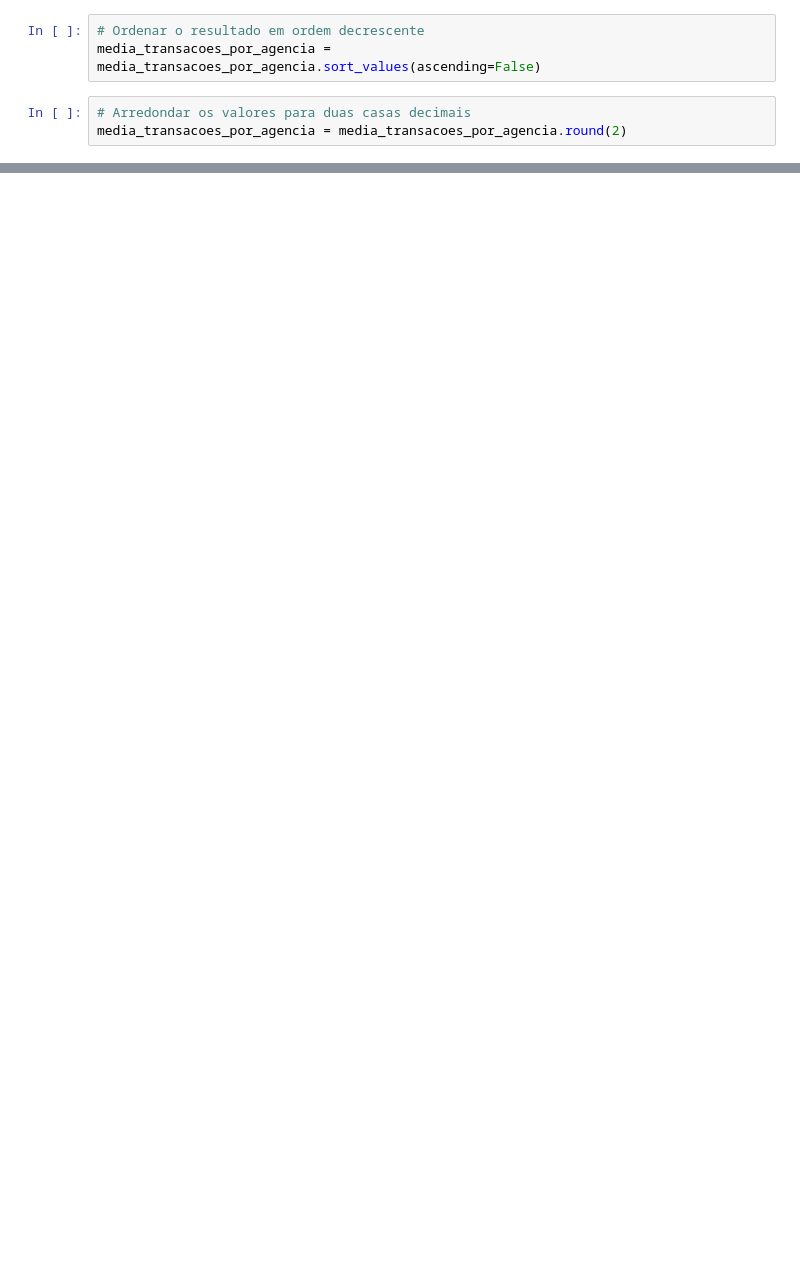
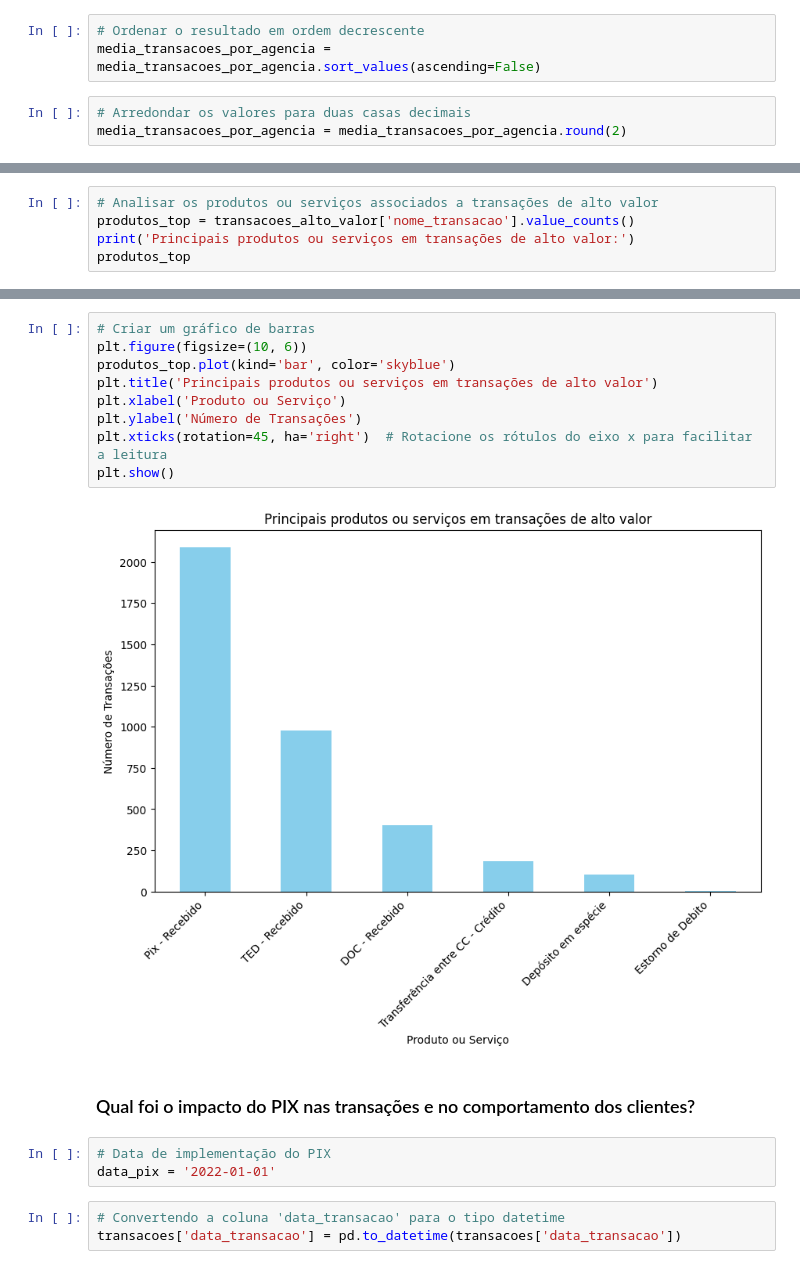
Before and after one commit to valdenio458/analista-de-dados-desafio-Indicium, a Jupyter notebook: perguntas_de_negocio.ipynb, the cells around one changed output, grey strips where cells are left out. Drawn from its saved outputs; the diff is of its cells as text; blank space fills up the shorter version.

```diff
--- a/perguntas_de_negocio.ipynb
+++ b/perguntas_de_negocio.ipynb
@@ -45,0 +101,5 @@ plt.show()
+# %%
+# Analisar os produtos ou serviços associados a transações de alto valor
+produtos_top = transacoes_alto_valor['nome_transacao'].value_counts()
+print('Principais produtos ou serviços em transações de alto valor:')
+produtos_top
@@ -45,0 +115,19 @@ plt.show()
+# %%
+# Criar um gráfico de barras
+plt.figure(figsize=(10, 6))
+produtos_top.plot(kind='bar', color='skyblue')
+plt.title('Principais produtos ou serviços em transações de alto valor')
+plt.xlabel('Produto ou Serviço')
+plt.ylabel('Número de Transações')
+plt.xticks(rotation=45, ha='right')  # Rotacione os rótulos do eixo x para facilitar a leitura
+plt.show()
+# %% [output]
+[figure, added]
+# %% [markdown]
+### Qual foi o impacto do PIX nas transações e no comportamento dos clientes?
+# %%
+# Data de implementação do PIX
+data_pix = '2022-01-01'
+# %%
+# Convertendo a coluna 'data_transacao' para o tipo datetime
+transacoes['data_transacao'] = pd.to_datetime(transacoes['data_transacao'])
```
Also changed, not shown: parts of 34 cells of this notebook.
